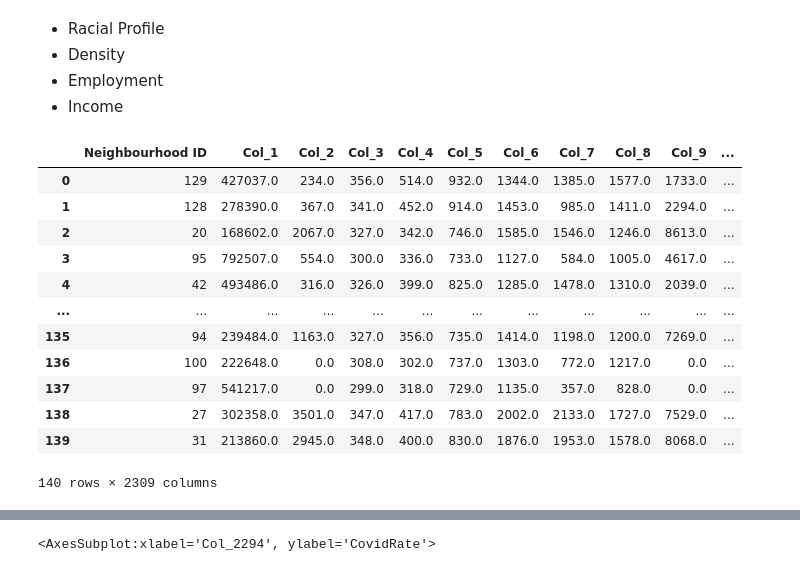
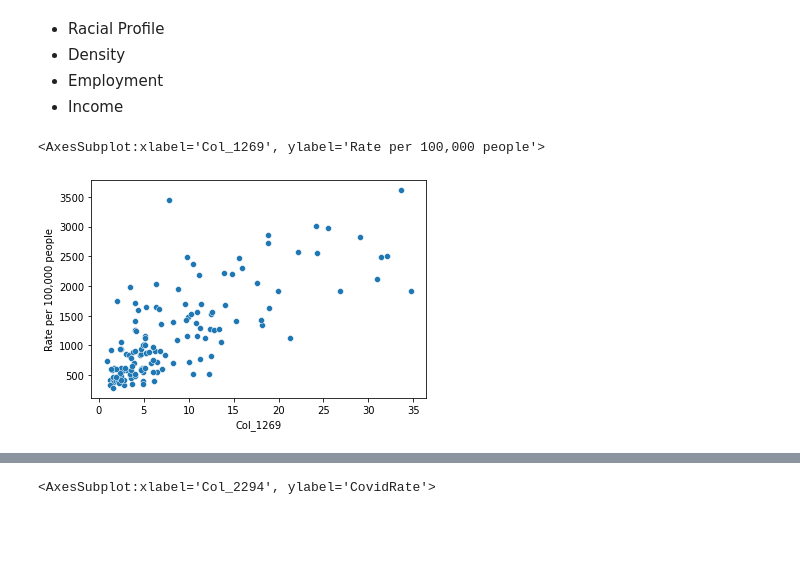
Before and after one commit to alexeimarcilio/GBC, a Jupyter notebook: LR_Project/CovidTO.ipynb, the cells around one changed output, grey strips where cells are left out. Drawn from its saved outputs; the diff is of its cells as text; code cells hidden in the pictures; blank space fills up the shorter version.

```diff
--- a/LR_Project/CovidTO.ipynb
+++ b/LR_Project/CovidTO.ipynb
@@ -205,19 +196,8 @@ Various media reports have shown that certain demographic factors can influence
 * Density<br>
 * Employment<br>
 * Income<br>
-# %%
-NeighCases
-# %% [output]
-|  | Neighbourhood ID | Col_1 | Col_2 | Col_3 | Col_4 | Col_5 | Col_6 | Col_7 | Col_8 | Col_9 | ... |
-| 0 | 129 | 427037.0 | 234.0 | 356.0 | 514.0 | 932.0 | 1344.0 | 1385.0 | 1577.0 | 1733.0 | ... |
-| 1 | 128 | 278390.0 | 367.0 | 341.0 | 452.0 | 914.0 | 1453.0 | 985.0 | 1411.0 | 2294.0 | ... |
-| 2 | 20 | 168602.0 | 2067.0 | 327.0 | 342.0 | 746.0 | 1585.0 | 1546.0 | 1246.0 | 8613.0 | ... |
-| 3 | 95 | 792507.0 | 554.0 | 300.0 | 336.0 | 733.0 | 1127.0 | 584.0 | 1005.0 | 4617.0 | ... |
-| 4 | 42 | 493486.0 | 316.0 | 326.0 | 399.0 | 825.0 | 1285.0 | 1478.0 | 1310.0 | 2039.0 | ... |
-| ... | ... | ... | ... | ... | ... | ... | ... | ... | ... | ... | ... |
-| 135 | 94 | 239484.0 | 1163.0 | 327.0 | 356.0 | 735.0 | 1414.0 | 1198.0 | 1200.0 | 7269.0 | ... |
-| 136 | 100 | 222648.0 | 0.0 | 308.0 | 302.0 | 737.0 | 1303.0 | 772.0 | 1217.0 | 0.0 | ... |
-| 137 | 97 | 541217.0 | 0.0 | 299.0 | 318.0 | 729.0 | 1135.0 | 357.0 | 828.0 | 0.0 | ... |
-| 138 | 27 | 302358.0 | 3501.0 | 347.0 | 417.0 | 783.0 | 2002.0 | 2133.0 | 1727.0 | 7529.0 | ... |
-| 139 | 31 | 213860.0 | 2945.0 | 348.0 | 400.0 | 830.0 | 1876.0 | 1953.0 | 1578.0 | 8068.0 | ... |
-140 rows × 2309 columns
+# %%
+sns.scatterplot(data=NeighCases, x='Col_1269',y='Rate per 100,000 people')
+# %% [output]
+<AxesSubplot:xlabel='Col_1269', ylabel='Rate per 100,000 people'>
+[figure, added]
```
Also changed, not shown: parts of 23 cells of this notebook, 2 other files.
